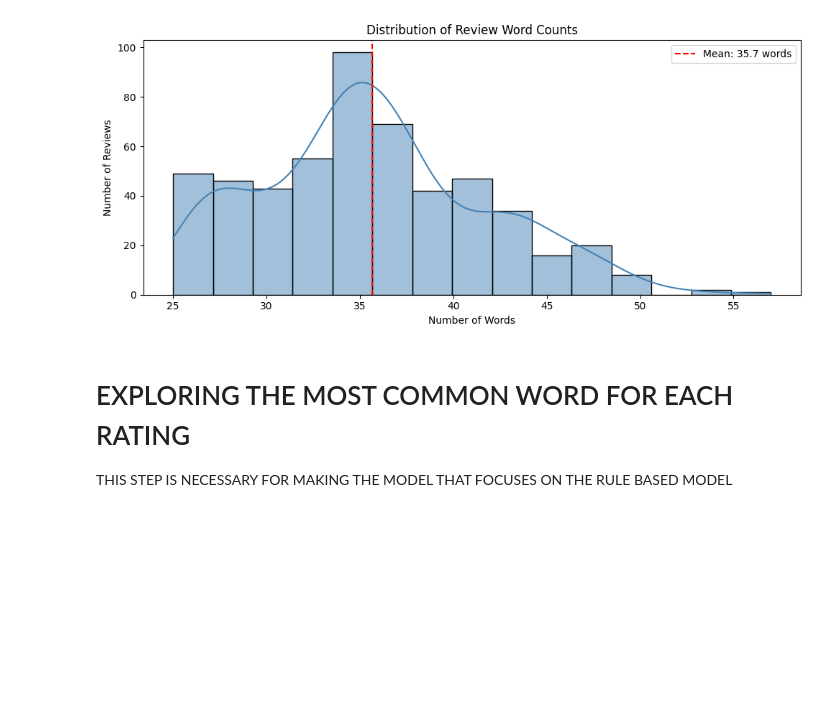
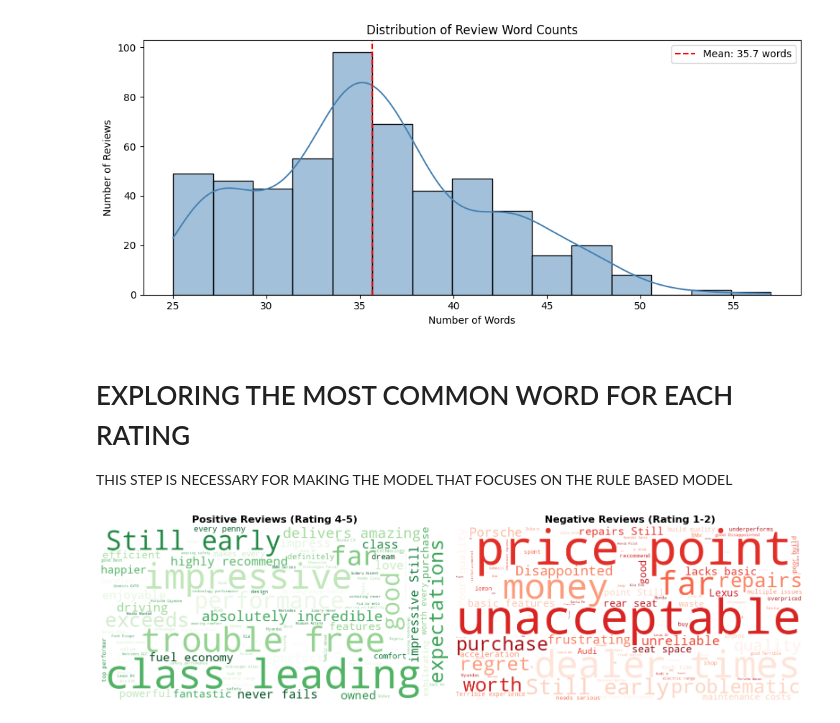
Before and after one commit to bam841/CarReviewSentimentAnalysis, a Jupyter notebook: CarSentimentAnalysis.ipynb, the cells around one changed output. Saved outputs shown, nothing was run; the diff lists cells and outputs as text; code cells hidden in the pictures; blank space fills up the shorter version.

Commit message:
added datasets

```diff
--- a/CarSentimentAnalysis.ipynb
+++ b/CarSentimentAnalysis.ipynb
@@ -157,65 +157,63 @@ THIS STEP IS NECESSARY FOR MAKING THE MODEL THAT FOCUSES ON THE RULE BASED MODEL
 # %%
 import pandas as pd
 import matplotlib.pyplot as plt
 from wordcloud import WordCloud, STOPWORDS
 
-    # 1. Load the dataset
-    df = pd.read_csv("car_reviews_.csv")
+# 1. Load the dataset
+df = pd.read_csv("car_reviews_.csv")
 
-    # 2. Add domain-specific stopwords (words you want to ignore so sentiment words stand out)
-    custom_stopwords = set(STOPWORDS)
-    custom_stopwords.update(["car", "vehicle", "model", "drive", "ownership", "months", "miles"])
+# 2. Add domain-specific stopwords (words you want to ignore so sentiment words stand out)
+custom_stopwords = set(STOPWORDS)
+custom_stopwords.update(["car", "vehicle", "model", "drive", "ownership", "months", "miles"])
 
-    # 3. Filter reviews into Positive (rating >= 4) and Negative (rating <= 2)
-    pos_text = " ".join(df[df["rating"] >= 4]["review_text"].dropna())
-    neg_text = " ".join(df[df["rating"] <= 2]["review_text"].dropna())
+# 3. Filter reviews into Positive (rating >= 4) and Negative (rating <= 2)
+pos_text = " ".join(df[df["rating"] >= 4]["review_text"].dropna())
+neg_text = " ".join(df[df["rating"] <= 2]["review_text"].dropna())
 
-    # 4. Generate Word Clouds
-    pos_wc = WordCloud(
-        width=800,
-        height=400,
-        background_color="white",
-        colormap="Greens",
-        stopwords=custom_stopwords,
-        max_words=100
-    ).generate(pos_text)
+# 4. Generate Word Clouds
+pos_wc = WordCloud(
+    width=800,
+    height=400,
+    background_color="white",
+    colormap="Greens",
+    stopwords=custom_stopwords,
+    max_words=100
+).generate(pos_text)
 
-    neg_wc = WordCloud(
-        width=800,
-        height=400,
-        background_color="white",
-        colormap="Reds",
-        stopwords=custom_stopwords,
-        max_words=100
-    ).generate(neg_text)
+neg_wc = WordCloud(
+    width=800,
+    height=400,
+    background_color="white",
+    colormap="Reds",
+    stopwords=custom_stopwords,
+    max_words=100
+).generate(neg_text)
 
-    # 5. Display side-by-side
-    fig, axes = plt.subplots(1, 2, figsize=(16, 8))
+# 5. Display side-by-side
+fig, axes = plt.subplots(1, 2, figsize=(16, 8))
 
-    axes[0].imshow(pos_wc, interpolation="bilinear")
-    axes[0].set_title("Positive Reviews (Rating 4-5)", fontsize=16, fontweight="bold")
-    axes[0].axis("off")
+axes[0].imshow(pos_wc, interpolation="bilinear")
+axes[0].set_title("Positive Reviews (Rating 4-5)", fontsize=16, fontweight="bold")
+axes[0].axis("off")
 
-    axes[1].imshow(neg_wc, interpolation="bilinear")
-    axes[1].set_title("Negative Reviews (Rating 1-2)", fontsize=16, fontweight="bold")
-    axes[1].axis("off")
+axes[1].imshow(neg_wc, interpolation="bilinear")
+axes[1].set_title("Negative Reviews (Rating 1-2)", fontsize=16, fontweight="bold")
+axes[1].axis("off")
 
-    plt.tight_layout()
-    plt.show()
-  ──────
-  3. Extracting Keywords for Your Rule-Based Lexicon
+plt.tight_layout()
+plt.show()
 
-  To extract the top words to include in your rule-based dictionary:
 
-    # Get top 20 positive and negative words with their frequencies
-    top_pos_words = sorted(pos_wc.words_.items(), key=lambda x: x[1], reverse=True)[:20]
-    top_neg_words = sorted(neg_wc.words_.items(), key=lambda x: x[1], reverse=True)[:20]
+# 6. Extract top 20 positive and negative words for your rule-based lexicon
+top_pos_words = sorted(pos_wc.words_.items(), key=lambda x: x[1], reverse=True)[:20]
+top_neg_words = sorted(neg_wc.words_.items(), key=lambda x: x[1], reverse=True)[:20]
 
-    print("Top Positive Keywords for Rules:")
-    for word, freq in top_pos_words:
-        print(f"  + {word}")
+print("Top Positive Keywords for Rules:")
+for word, freq in top_pos_words:
+    print(f"  + {word}")
 
-    print("\nTop Negative Keywords for Rules:")
-    for word, freq in top_neg_words:
-        print(f"  - {word}")
+print("\nTop Negative Keywords for Rules:")
+for word, freq in top_neg_words:
+    print(f"  - {word}")
 # %% [output]
+[figure, added]
```
Also changed, not shown: parts of 1 cell of this notebook, 5 other files.
